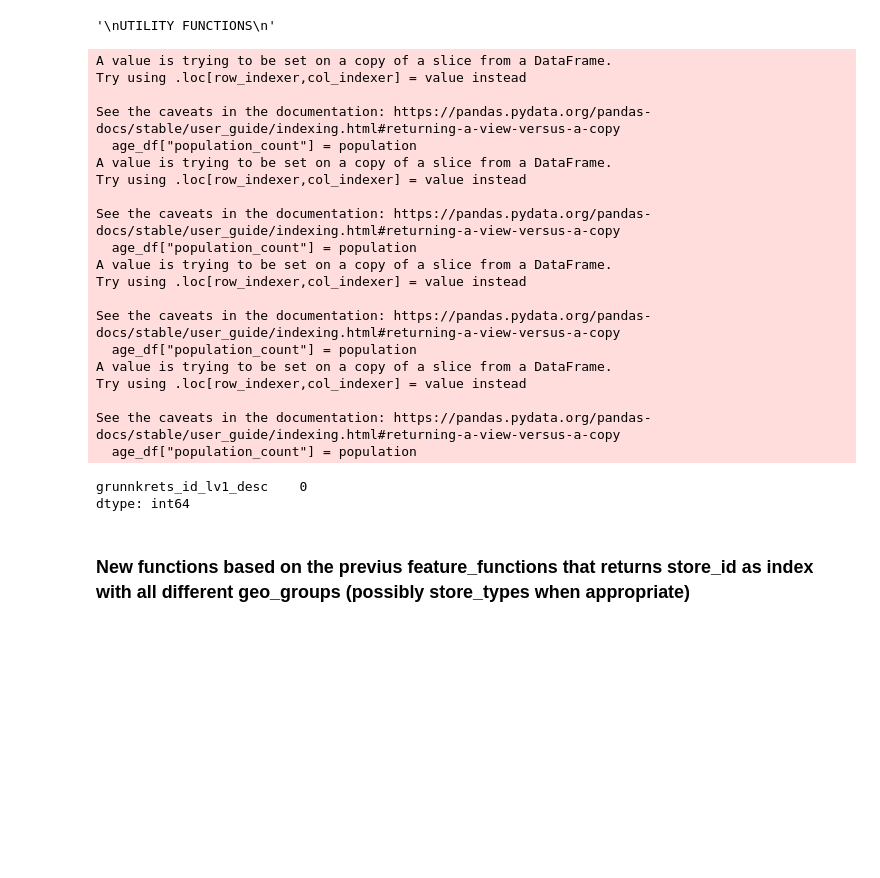
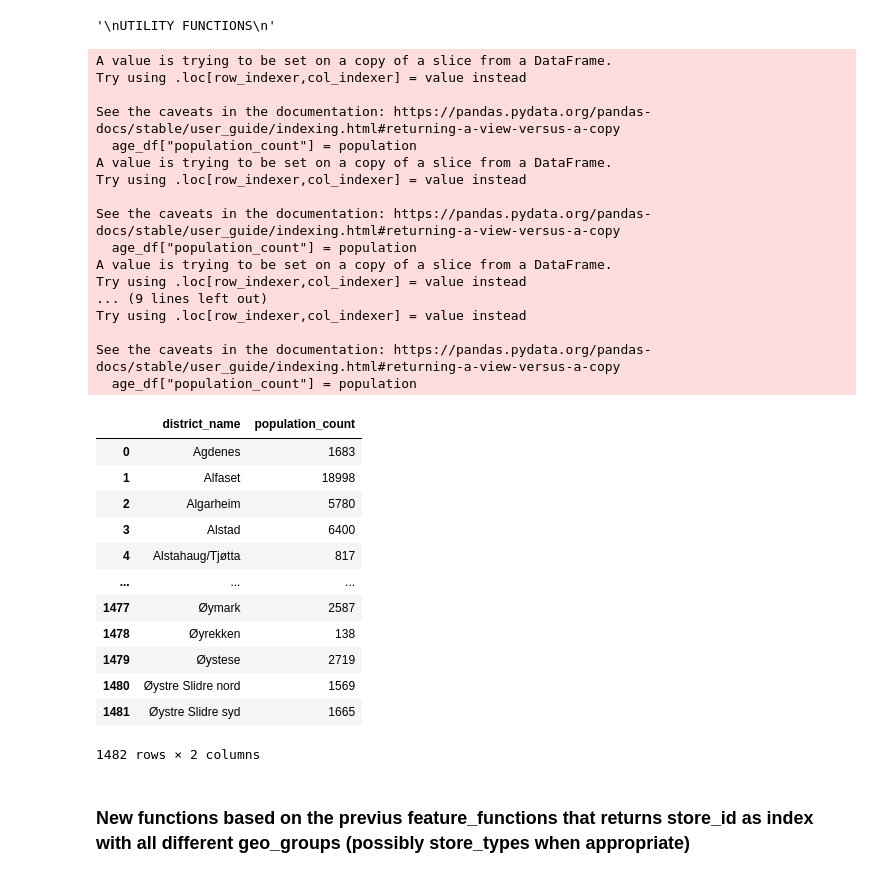
Before and after one commit to SimenQ/machine_learning, a Jupyter notebook: notebooks/shared/feature_engineering.ipynb, the cells around one changed output. Drawn from its saved outputs; the diff is of its cells as text; code cells hidden in the pictures; blank space fills up the shorter version.

```diff
--- a/notebooks/shared/feature_engineering.ipynb
+++ b/notebooks/shared/feature_engineering.ipynb
@@ -469,10 +536,11 @@ def bus_stops_in_radius_by_importance(stores_df, bus_stops_df, stop_importance_l
 # %%
 df = store_types_all_count_by_geo_groups(stores_train, plaace_hierarchy, grunnkrets_norway, stores_gk_impuded, geo_groups=["grunnkrets_id"], store_types=["lv1_desc"])
 df1 = population_per_store_types(stores_train, plaace_hierarchy, grunnkrets_norway, grunnkrets_age, stores_gk_impuded, agg_name ="stores_count", geo_group="grunnkrets_id", store_type_group="lv1_desc")
-df2 = population_grouped(grunnkrets_age, grunnkrets_norway, grouping_element="grunnkrets_id")
+df2 = population_grouped(grunnkrets_age, grunnkrets_norway, grouping_element="district_name")
 df3 = store_types_count_by_geo_group(stores_train, plaace_hierarchy, grunnkrets_norway, stores_gk_impuded, agg_name="stores_count", geo_group="grunnkrets_id", store_type_group="lv1_desc")
-df4 = age_distrubution(grunnkrets_age, grunnkrets_norway, stores_age_impuded, grouping_element="grunnkrets_name")
+df4 = age_distrubution(grunnkrets_age, grunnkrets_norway, grouping_element="grunnkrets_name")
 df5 = household_type_distrubution(grunnkrets_norway, grunnkrets_household, grouping_element="grunnkrets_name")
+df6 = population(grunnkrets_age)
 
 geo = grunnkrets_norway[grunnkrets_norway["year"]==2016]
 house = grunnkrets_household[grunnkrets_household["year"]==2016]
@@ -481,40 +549,48 @@ age = grunnkrets_age[grunnkrets_age["year"] == 2016]
 merged = geo.merge(house, how ="inner", on ="grunnkrets_id")
 merged2 = age.merge(geo, how ="left", on ="grunnkrets_id")
 merged3 = stores_train.merge(age, how ="left", on ="grunnkrets_id")
 
 
 dist = household_type_distrubution(grunnkrets_norway, grunnkrets_household, grouping_element="grunnkrets_id")
 dist.isna().sum()
 #stores_train.isna().sum()
 #testing = please[please["store_id"] == "979617615-979639317-58196"]
 
 dist[dist["%_dist_of_couple_children_0_to_5_years"].isna()]
 house[house["grunnkrets_id"] == 1062008	]
 
-df.isna().sum()
+df2
 # %% [output]
 A value is trying to be set on a copy of a slice from a DataFrame.
 Try using .loc[row_indexer,col_indexer] = value instead
 
 See the caveats in the documentation: https://pandas.pydata.org/pandas-docs/stable/user_guide/indexing.html#returning-a-view-versus-a-copy
   age_df["population_count"] = population
 A value is trying to be set on a copy of a slice from a DataFrame.
 Try using .loc[row_indexer,col_indexer] = value instead
 
 See the caveats in the documentation: https://pandas.pydata.org/pandas-docs/stable/user_guide/indexing.html#returning-a-view-versus-a-copy
   age_df["population_count"] = population
 A value is trying to be set on a copy of a slice from a DataFrame.
 Try using .loc[row_indexer,col_indexer] = value instead
-
-See the caveats in the documentation: https://pandas.pydata.org/pandas-docs/stable/user_guide/indexing.html#returning-a-view-versus-a-copy
-  age_df["population_count"] = population
-A value is trying to be set on a copy of a slice from a DataFrame.
+... (9 lines left out)
 Try using .loc[row_indexer,col_indexer] = value instead
 
 See the caveats in the documentation: https://pandas.pydata.org/pandas-docs/stable/user_guide/indexing.html#returning-a-view-versus-a-copy
   age_df["population_count"] = population
+|  | district_name | population_count |
+| 0 | Agdenes | 1683 |
+| 1 | Alfaset | 18998 |
+| 2 | Algarheim | 5780 |
+| 3 | Alstad | 6400 |
+| 4 | Alstahaug/Tjøtta | 817 |
+| ... | ... | ... |
+| 1477 | Øymark | 2587 |
+| 1478 | Øyrekken | 138 |
+| 1479 | Øystese | 2719 |
+| 1480 | Øystre Slidre nord | 1569 |
+| 1481 | Øystre Slidre syd | 1665 |
-grunnkrets_id_lv1_desc    0
-dtype: int64
+1482 rows × 2 columns
 # %% [markdown]
 ### New functions based on the previus feature_functions that returns store_id as index with all different geo_groups (possibly store_types when appropriate)
 # %%
```
Also changed, not shown: parts of 7 cells of this notebook, 16 other files.
